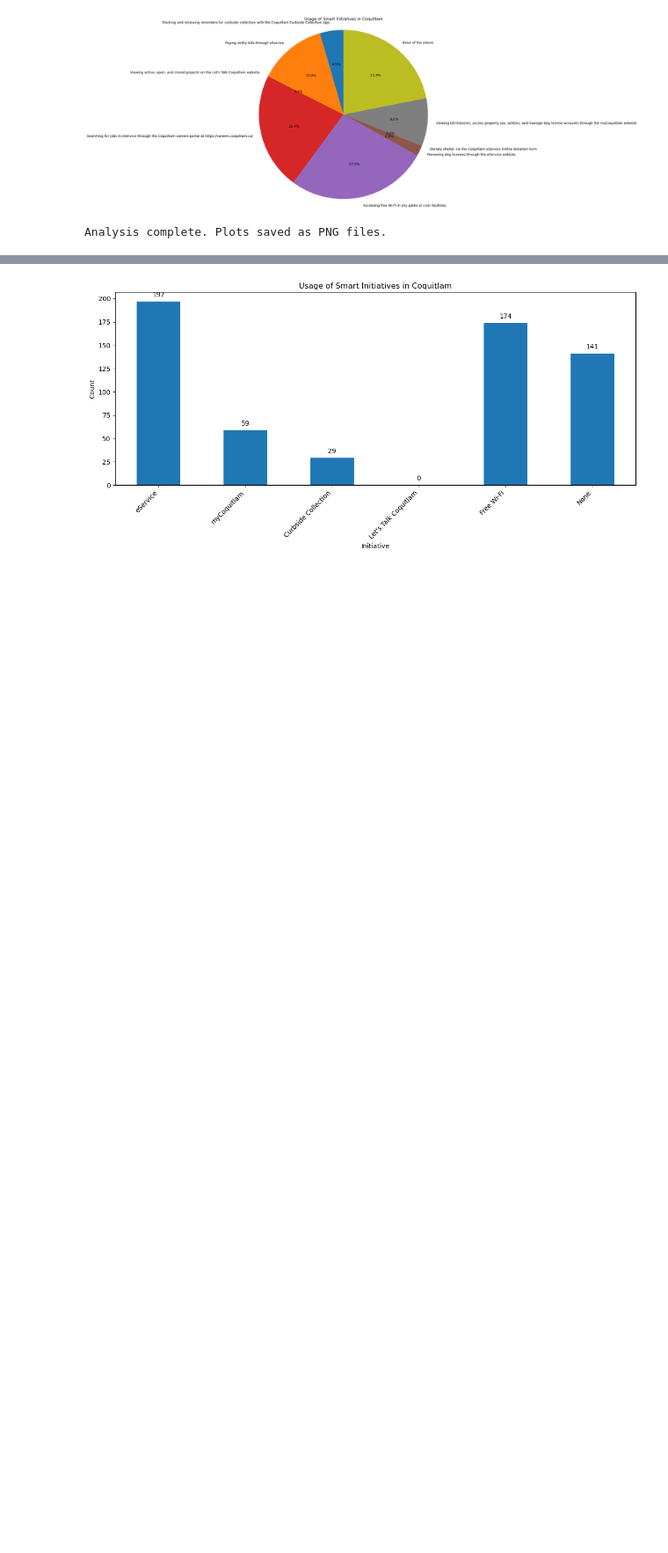
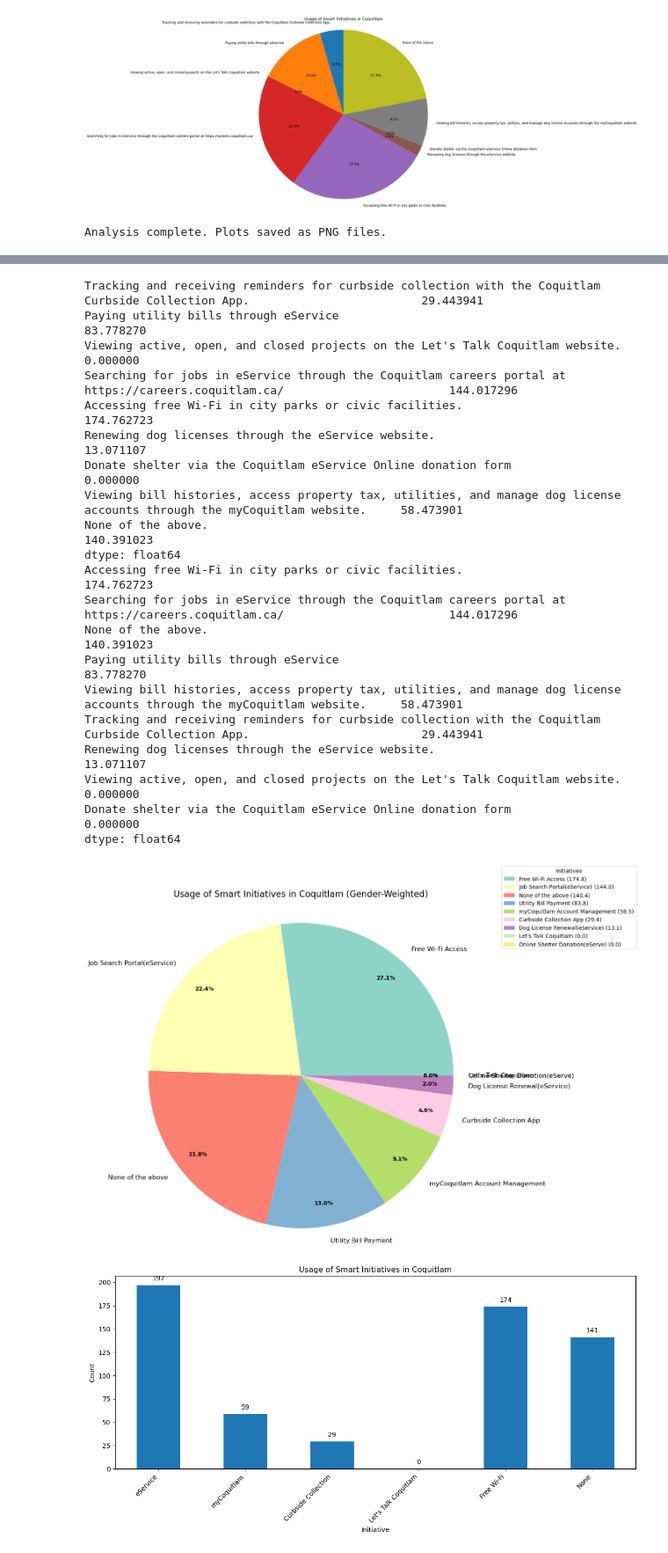
Before and after one commit to doryang1019/Coquitlam_Analyze, a Jupyter notebook: analyze.ipynb, the cells around one changed output, grey strips where cells are left out. Shown at 88% size. Cells and saved outputs as stored; diff of their text form; code cells hidden in the pictures; blank space fills up the shorter version.

```diff
--- a/analyze.ipynb
+++ b/analyze.ipynb
@@ -367 +424,81 @@ Analysis complete. Plots saved as PNG files.
+# %%
+# Import Gender Weight
+import pandas as pd
+import matplotlib.pyplot as plt
+
+initiative_aliases = {
+    'Tracking and receiving reminders for curbside collection with the Coquitlam Curbside Collection App.': 'Curbside Collection App',
+    'Paying utility bills through eService': 'Utility Bill Payment',
+    'Viewing active, open, and closed projects on the Let\'s Talk Coquitlam website.': 'Let\'s Talk Coquitlam',
+    'Searching for jobs in eService through the Coquitlam careers portal at https://careers.coquitlam.ca/': 'Job Search Portal(eService)',
+    'Accessing free Wi-Fi in city parks or civic facilities.': 'Free Wi-Fi Access',
+    'Renewing dog licenses through the eService website.': 'Dog License Renewal(eService)',
+    'Donate shelter via the Coquitlam eService Online donation form': 'Online Shelter Donation(eServe)',
+    'Viewing bill histories, access property tax, utilities, and manage dog license accounts through the myCoquitlam website.': 'myCoquitlam Account Management',
+    'None of the above.': 'None of the above'
+}
+
+# Function to count initiatives with Gender weighting
+def count_initiatives_weighted(series, weights):
+    counts = {initiative: 0 for initiative in initiative_aliases.keys()}
+    for response, weight in zip(series, weights):
+        if isinstance(response, str):
+            for initiative in initiative_aliases.keys():
+                if initiative in response:
+                    counts[initiative] += weight
+    return pd.Series(counts)
+
+
+initiative_column = 'Have you ever used any of the following smart online initiatives implemented by Coquitlam?'
+usage_counts_weighted = count_initiatives_weighted(df[initiative_column], df['gender_weight'])
+print(usage_counts_weighted)
+
+usage_counts_weighted_sorted = usage_counts_weighted.sort_values(ascending=False)
+print(usage_counts_weighted_sorted)
+
+plt.figure(figsize=(14, 10))
+colors = plt.cm.Set3(np.linspace(0, 1, len(usage_counts_weighted_sorted)))
+
+wedges, texts, autotexts = plt.pie(usage_counts_weighted_sorted,
+                                   labels=[initiative_aliases[k] for k in usage_counts_weighted_sorted.index],
+                                   autopct='%1.1f%%',
+                                   pctdistance=0.85,
+                                   colors=colors)
+
+
+plt.title('Usage of Smart Initiatives in Coquitlam (Gender-Weighted)', fontsize=16, pad=20)
+plt.setp(autotexts, size=10, weight="bold")
+plt.setp(texts, size=12)
+
+
+plt.legend(wedges, [f"{initiative_aliases[k]} ({v:.1f})" for k, v in usage_counts_weighted_sorted.items()],
+           title="Initiatives",
+           loc="center left",
+           bbox_to_anchor=(1, 0.5, 0.5, 1))
+
+plt.axis('equal')
+plt.tight_layout()
+plt.show()
+# %% [output]
+Tracking and receiving reminders for curbside collection with the Coquitlam Curbside Collection App.                         29.443941
+Paying utility bills through eService                                                                                        83.778270
+Viewing active, open, and closed projects on the Let's Talk Coquitlam website.                                                0.000000
+Searching for jobs in eService through the Coquitlam careers portal at https://careers.coquitlam.ca/                        144.017296
+Accessing free Wi-Fi in city parks or civic facilities.                                                                     174.762723
+Renewing dog licenses through the eService website.                                                                          13.071107
+Donate shelter via the Coquitlam eService Online donation form                                                                0.000000
+Viewing bill histories, access property tax, utilities, and manage dog license accounts through the myCoquitlam website.     58.473901
+None of the above.                                                                                                          140.391023
+dtype: float64
+Accessing free Wi-Fi in city parks or civic facilities.                                                                     174.762723
+Searching for jobs in eService through the Coquitlam careers portal at https://careers.coquitlam.ca/                        144.017296
+None of the above.                                                                                                          140.391023
+Paying utility bills through eService                                                                                        83.778270
+Viewing bill histories, access property tax, utilities, and manage dog license accounts through the myCoquitlam website.     58.473901
+Tracking and receiving reminders for curbside collection with the Coquitlam Curbside Collection App.                         29.443941
+Renewing dog licenses through the eService website.                                                                          13.071107
+Viewing active, open, and closed projects on the Let's Talk Coquitlam website.                                                0.000000
+Donate shelter via the Coquitlam eService Online donation form                                                                0.000000
+dtype: float64
+[figure, added]
 # %%
```
Also changed, not shown: parts of 17 cells of this notebook.
